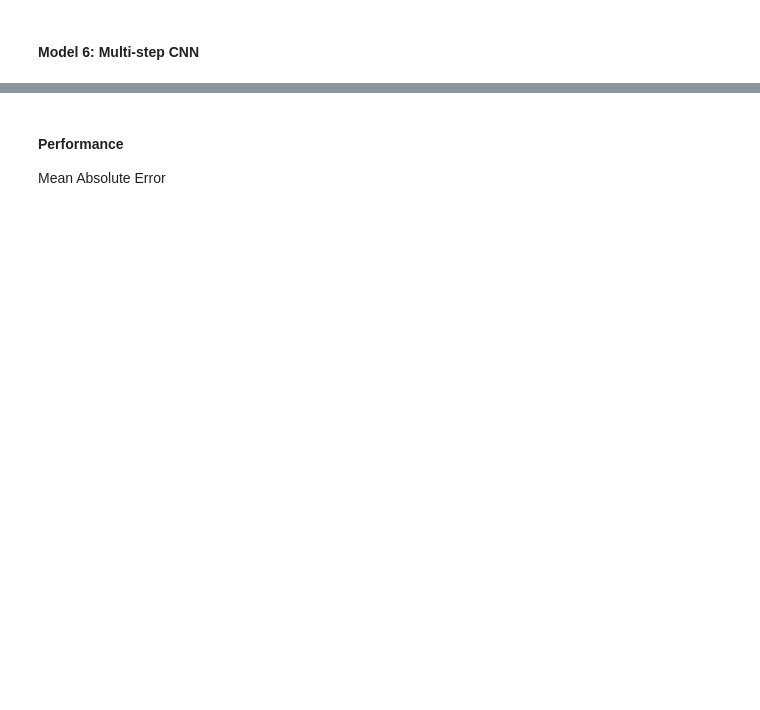
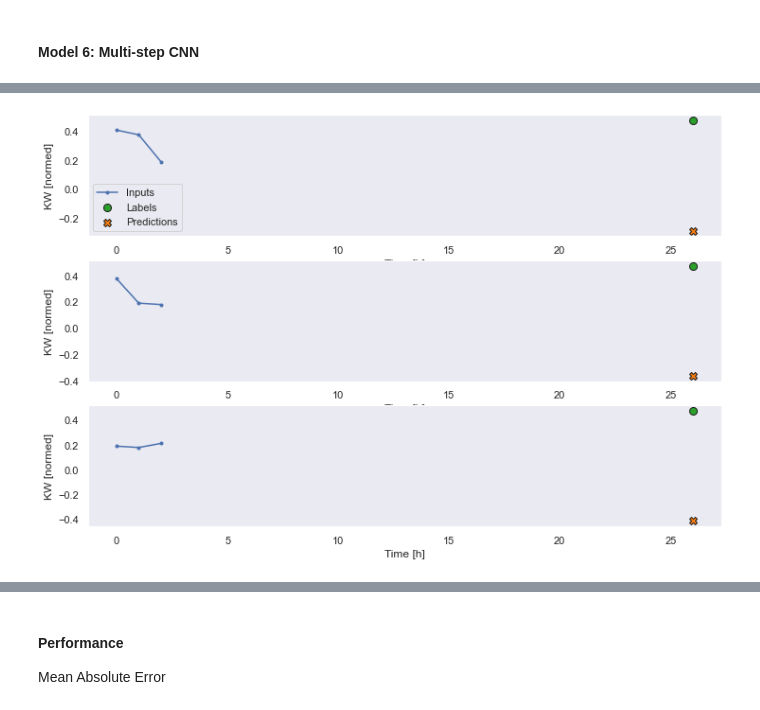
Before and after one commit to singhshraddha/ss-iotfunctions, a Jupyter notebook: notebooks/CognioForecastingKeras-RNN.ipynb, the cells around one changed output, grey strips where cells are left out. Cells and saved outputs as stored; diff of their text form; code cells hidden in the pictures; blank space fills up the shorter version.

```diff
--- a/notebooks/CognioForecastingKeras-RNN.ipynb
+++ b/notebooks/CognioForecastingKeras-RNN.ipynb
@@ -722,7 +785,7 @@ conv_window.plot(multi_step_dense)
 #### Model 6: Multi-step CNN
 # %%
 conv_model = tf.keras.Sequential([
-    tf.keras.layers.Conv1D(filters=32,
+    tf.keras.layers.Conv1D(filters=64,
                            kernel_size=(CONV_WIDTH,),
                            activation='relu'),
     tf.keras.layers.Dense(units=64, activation='relu'),
@@ -741,3 +804,4 @@ val_performance['Multi step Conv'] = conv_model.evaluate(conv_window.val)
 performance['Multi step Conv'] = conv_model.evaluate(conv_window.test, verbose=0)
 
 conv_window.plot(conv_model)
+# %% [output]
@@ -744,3 +810,4 @@ conv_window.plot(conv_model)
+[figure, added]
 # %%
 # to show more than one example at a time
 LABEL_WIDTH = 24
```
Also changed, not shown: parts of 20 cells of this notebook, 6 other files.
